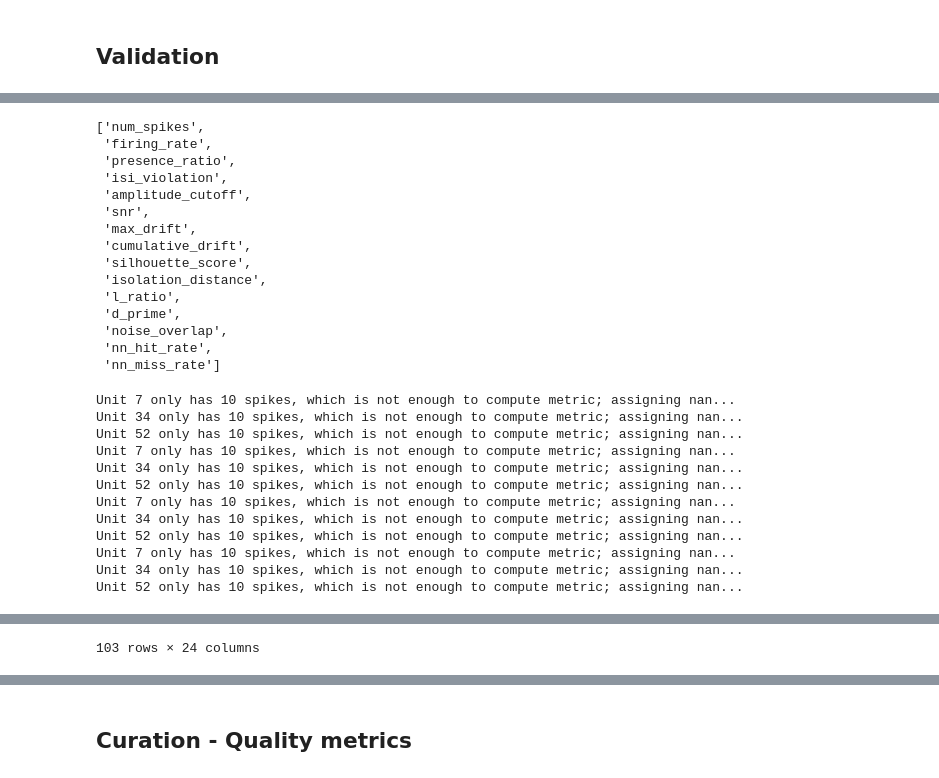
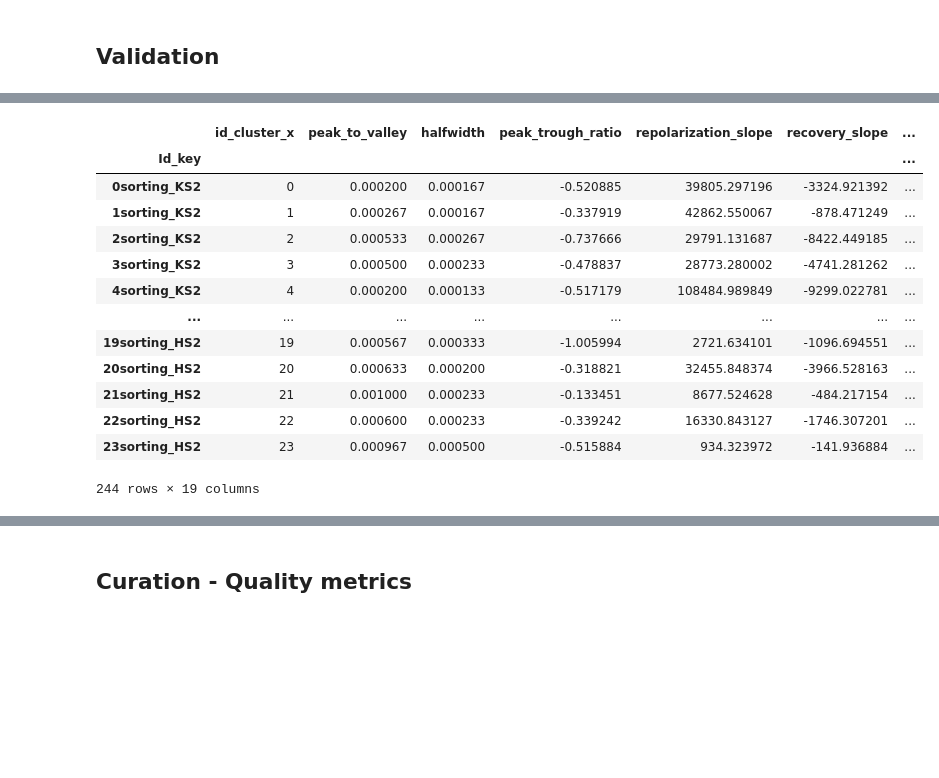
Before and after one commit to Shivooone/SpikeSorting, a Jupyter notebook: InternshipReport.ipynb, the cells around one changed output, grey strips where cells are left out. Cells and saved outputs as stored; diff of their text form; code cells hidden in the pictures; blank space fills up the shorter version.

```diff
--- a/InternshipReport.ipynb
+++ b/InternshipReport.ipynb
@@ -323,75 +368,45 @@ display(df)
 # %%
 
-#The spiketoolkit package also provides several functions to compute qualitity metrics about the spike sorting results through the validation module
+st.validation.get_quality_metrics_list()
 
-#For Neuropixels recordings with minimal electrode drift, Kilosort2 performs well enough that further manual curation is not necessary. Unlike the original version of Kilosort, which required a manual merging step, Kilosort2 attempts to merge units automatically. Sometimes it over-merges, leading to units that clearly combine spikes from multiple cells. But in the majority of cases, Kilosort2 makes merging decisions as well as a human would, and does so in a way that is highly reproducible.
-
-#Because there is no "ground truth" information available in these datasets, any sorting algorithm is bound to make mistakes. Quality metrics allow us to understand the types of mistakes that are occurring, and obtain an estimate of their severity. Some common errors that can be identified by quality metrics include:
-#Assigning spikes from multiple neurons to the same cluster
-#Missing spikes from neurons with waveform amplitude near the spike detection threshold
-#Failing to track neurons with waveforms that change as a result of electrode drift
-#These mistakes can occur even in units that appear to be extremely well isolated. It's misleading to conceive of units as existing in two distinct categories, one with perfectly clean "single units" and one with impure "multiunits." Instead, there's a gradient of qualities, with mostly complete, uncontaminated units at one end, and incomplete, highly contaminated units at the other.
-#List of available metrics, taken from the allen institute : https://allensdk.readthedocs.io/en/latest/_static/examples/nb/ecephys_quality_metrics.html
-st.validation.get_quality_metrics_list()
-#- num_spikes, Computes and returns the num spikes for the sorted dataset.
-#- firing_rate, Firing rate is equal to the total number of spikes divided by the number of seconds in the recording.
-#- presence_ratios, It measures the fraction of time during a session in which a unit is spiking, and ranges from 0 to 0.99 (an off-by-one error in the calculation ensures that it will never reach 1.0).
-#- isi_violations, Inter-spike-interval (ISI) violations are a classic measure of unit contamination. Because all neurons have a biophysical refractory period, we can assume that any spikes occurring in rapid succession (<1.5 ms intervals) come from two different neurons. Therefore, the more a unit is contaminated by spikes from multiple neurons, the higher its isi_violations value will be.
-#- amplitude cutoff, Unlike presence ratio, which detects units that drift out of the recording, amplitude cutoff provides an estimate of the false negative rate—e.g., the fraction of spikes below the spike detection threshold. Thus, amplitude cutoff is a measure of unit "completeness" that is complementary to presence ratio.
-#- isolation_distances,Isolation distance calculates the size of the 96-dimensional sphere that includes as many "other" spikes as are contained in the original unit's cluster, after normalizing the clusters by their standard deviation in each dimension (Mahalanobis distance).
-#- nn_metrics, This metric looks at the PCs for one unit and calculates the fraction of their nearest neighbors that fall within the same cluster. If a unit is highly contaminated, then many of the closest spikes will come from other units
-#- These additional metrics are added to the previous database with the postprocessing metrics
 def calculate_additional_metrics(recording_loaded,Sorters,Path_results):
     df = pd.read_excel(os.path.join(Path_results,'metrics_sorters.xlsx'))
-    columns_names_to_add =  ["Id_key",'id_cluster',"num_spikes", "firing_rate", "presence_ratio", "isi_violation", "amplitude_cutoff", "snr","max_drift", "cumulative_drift", "silhouette_score", "isolation_distance", "l_ratio","d_prime", "nn_hit_rate", "nn_miss_rate"]
+    columns_names_to_add =  ["Id_key",'id_cluster',"num_spikes", "firing_rate", "presence_ratio", "isi_violation", "amplitude_cutoff", "snr","isolation_distance", "l_ratio", "nn_hit_rate", "nn_miss_rate"]
     df2=pd.DataFrame(columns = columns_names_to_add)
     i=0
     Metrics_per_sorter = list()
     for s in Sorters :
-        metrics2 = st.validation.compute_quality_metrics(sorting=s, recording=recording_loaded, metric_names=["num_spikes", "firing_rate", "presence_ratio", "isi_violation", "amplitude_cutoff", "snr","max_drift", "cumulative_drift", "silhouette_score", "isolation_distance", "l_ratio","d_prime", "nn_hit_rate", "nn_miss_rate"], as_dataframe=True)
+        metrics2 = st.validation.compute_quality_metrics(sorting=s, recording=recording_loaded, metric_names=["num_spikes", "firing_rate", "presence_ratio", "isi_violation", "amplitude_cutoff", "snr","isolation_distance", "l_ratio", "nn_hit_rate", "nn_miss_rate"], as_dataframe=True)
         name = [metrics2,Sorters_name[i]]
+        print(Sorters_name[i])
         Metrics_per_sorter.append(name)
         metrics2['id_cluster']=metrics2.index
         metrics2 = metrics2.applymap(str)
         metrics2 = metrics2.assign(Sorter=Sorters_name[i])
         metrics2['Id_key'] = metrics2['id_cluster']+ metrics2['Sorter']
         df2 = df2.append(metrics2)
         i+=1
     df_allmetrics = pd.merge(df, df2, on="Id_key")
     df_allmetrics.to_excel(os.path.join(Path_results,'all_metrics_sorters.xlsx'), index = False)
     return df_allmetrics, Metrics_per_sorter
 
-
-df_allmetrics,Metrics_per_sorter = calculate_additional_metrics(recording_loaded,Sorters,Path_results)
+Path_results=r'F:\Data_recording\Lab_presentation\003WO.1_014_turning_different_speeds_g0_imec0\Sorting_results'
+#df_allmetrics,Metrics_per_sorter = calculate_additional_metrics(recording_loaded=recording_loaded,Sorters=Sorters,Path_results=Path_results)
+Path_all_metrics = os.path.join(Path_results,'all_metrics_sorters.xlsx')
+df_allmetrics = pd.read_excel(Path_all_metrics, index_col=0)
 display(df_allmetrics)
-
-#Some unit metrics couldn't be calculated because of the low number of spikes
-print(Metrics_per_sorter)
 # %% [output]
+|  | id_cluster_x | peak_to_valley | halfwidth | peak_trough_ratio | repolarization_slope | recovery_slope | ... |
+| Id_key |  |  |  |  |  |  | ... |
+| 0sorting_KS2 | 0 | 0.000200 | 0.000167 | -0.520885 | 39805.297196 | -3324.921392 | ... |
+| 1sorting_KS2 | 1 | 0.000267 | 0.000167 | -0.337919 | 42862.550067 | -878.471249 | ... |
+| 2sorting_KS2 | 2 | 0.000533 | 0.000267 | -0.737666 | 29791.131687 | -8422.449185 | ... |
+| 3sorting_KS2 | 3 | 0.000500 | 0.000233 | -0.478837 | 28773.280002 | -4741.281262 | ... |
+| 4sorting_KS2 | 4 | 0.000200 | 0.000133 | -0.517179 | 108484.989849 | -9299.022781 | ... |
+| ... | ... | ... | ... | ... | ... | ... | ... |
+| 19sorting_HS2 | 19 | 0.000567 | 0.000333 | -1.005994 | 2721.634101 | -1096.694551 | ... |
+| 20sorting_HS2 | 20 | 0.000633 | 0.000200 | -0.318821 | 32455.848374 | -3966.528163 | ... |
+| 21sorting_HS2 | 21 | 0.001000 | 0.000233 | -0.133451 | 8677.524628 | -484.217154 | ... |
+| 22sorting_HS2 | 22 | 0.000600 | 0.000233 | -0.339242 | 16330.843127 | -1746.307201 | ... |
+| 23sorting_HS2 | 23 | 0.000967 | 0.000500 | -0.515884 | 934.323972 | -141.936884 | ... |
-['num_spikes',
- 'firing_rate',
- 'presence_ratio',
- 'isi_violation',
- 'amplitude_cutoff',
- 'snr',
- 'max_drift',
- 'cumulative_drift',
- 'silhouette_score',
- 'isolation_distance',
- 'l_ratio',
- 'd_prime',
- 'noise_overlap',
- 'nn_hit_rate',
- 'nn_miss_rate']
+244 rows × 19 columns
-Unit 7 only has 10 spikes, which is not enough to compute metric; assigning nan...
-Unit 34 only has 10 spikes, which is not enough to compute metric; assigning nan...
-Unit 52 only has 10 spikes, which is not enough to compute metric; assigning nan...
-Unit 7 only has 10 spikes, which is not enough to compute metric; assigning nan...
-Unit 34 only has 10 spikes, which is not enough to compute metric; assigning nan...
-Unit 52 only has 10 spikes, which is not enough to compute metric; assigning nan...
-Unit 7 only has 10 spikes, which is not enough to compute metric; assigning nan...
-Unit 34 only has 10 spikes, which is not enough to compute metric; assigning nan...
-Unit 52 only has 10 spikes, which is not enough to compute metric; assigning nan...
-Unit 7 only has 10 spikes, which is not enough to compute metric; assigning nan...
-Unit 34 only has 10 spikes, which is not enough to compute metric; assigning nan...
-Unit 52 only has 10 spikes, which is not enough to compute metric; assigning nan...
@@ -410 +412,0 @@ Unit 52 only has 10 spikes, which is not enough to compute metric; assigning nan
-103 rows × 24 columns
```
Also changed, not shown: parts of 51 cells of this notebook.
